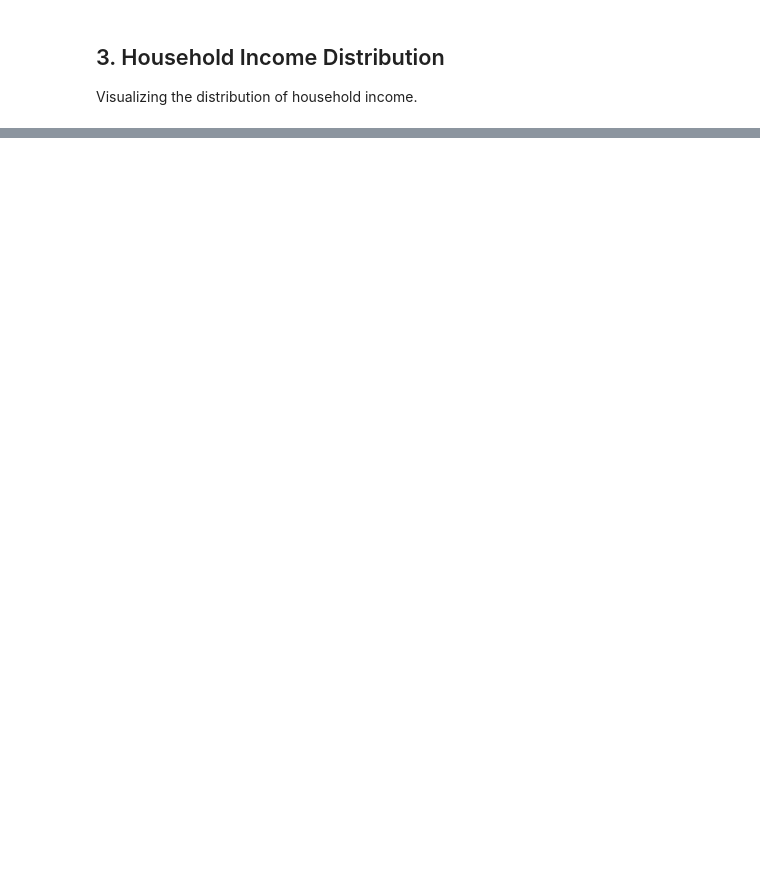
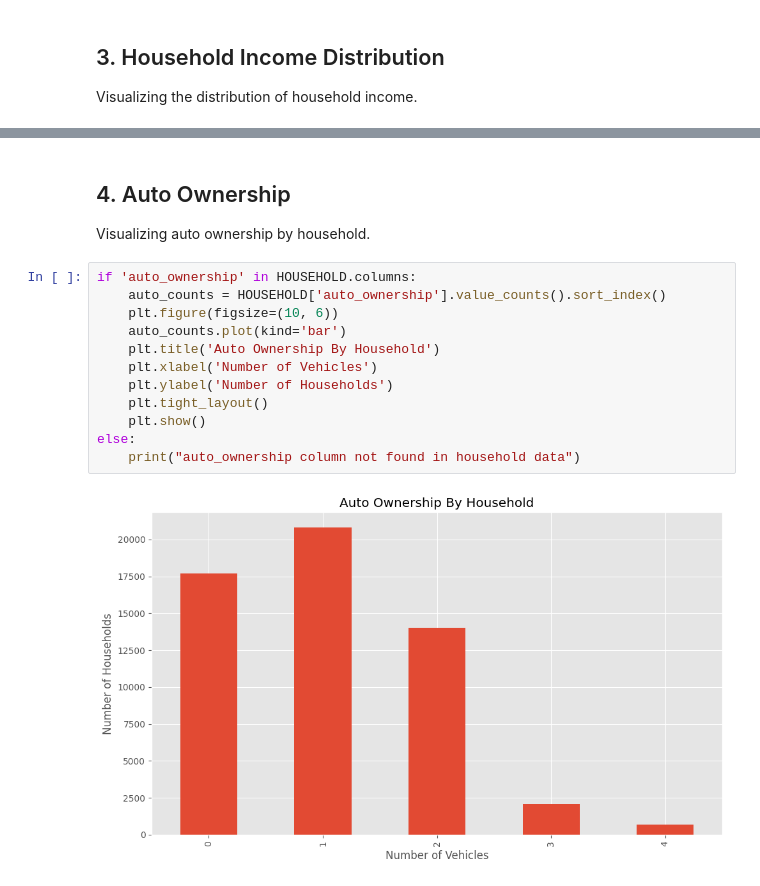
Before and after one commit to sunsunskibiz/sandag-abm3-example, a Jupyter notebook: tutorial/visualize_output.ipynb, the cells around one changed output, grey strips where cells are left out. Cells and saved outputs as stored; diff of their text form; blank space fills up the shorter version.

```diff
--- a/tutorial/visualize_output.ipynb
+++ b/tutorial/visualize_output.ipynb
@@ -82,0 +105,17 @@ else:
+# %% [markdown]
+## 4. Auto Ownership
+Visualizing auto ownership by household.
+# %%
+if 'auto_ownership' in HOUSEHOLD.columns:
+    auto_counts = HOUSEHOLD['auto_ownership'].value_counts().sort_index()
+    plt.figure(figsize=(10, 6))
+    auto_counts.plot(kind='bar')
+    plt.title('Auto Ownership By Household')
+    plt.xlabel('Number of Vehicles')
+    plt.ylabel('Number of Households')
+    plt.tight_layout()
+    plt.show()
+else:
+    print("auto_ownership column not found in household data")
+# %% [output]
+[figure, added]
```
Also changed, not shown: parts of 17 cells of this notebook.
